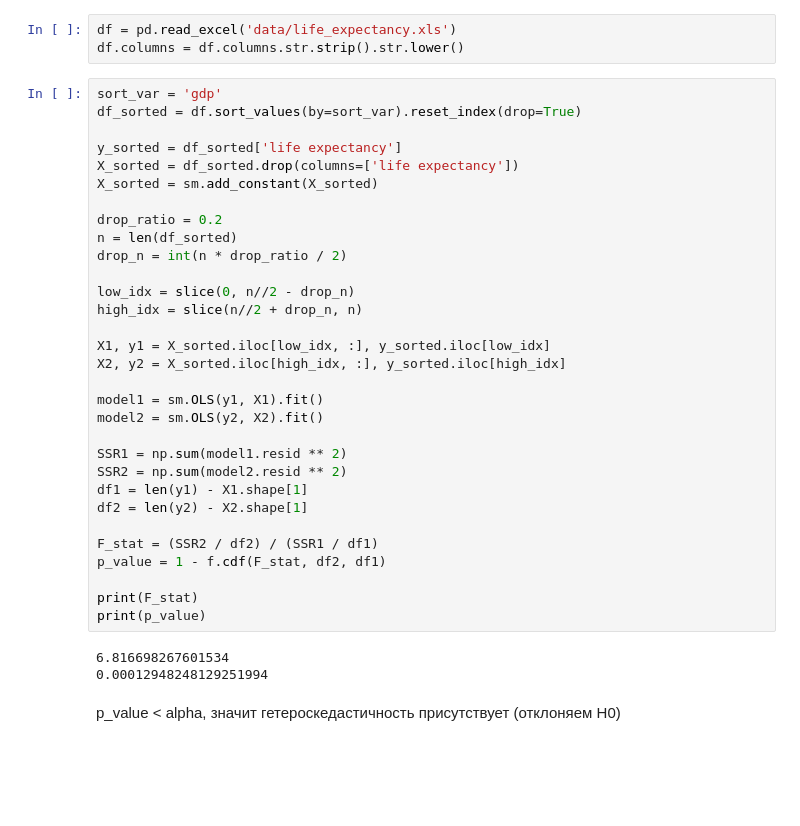
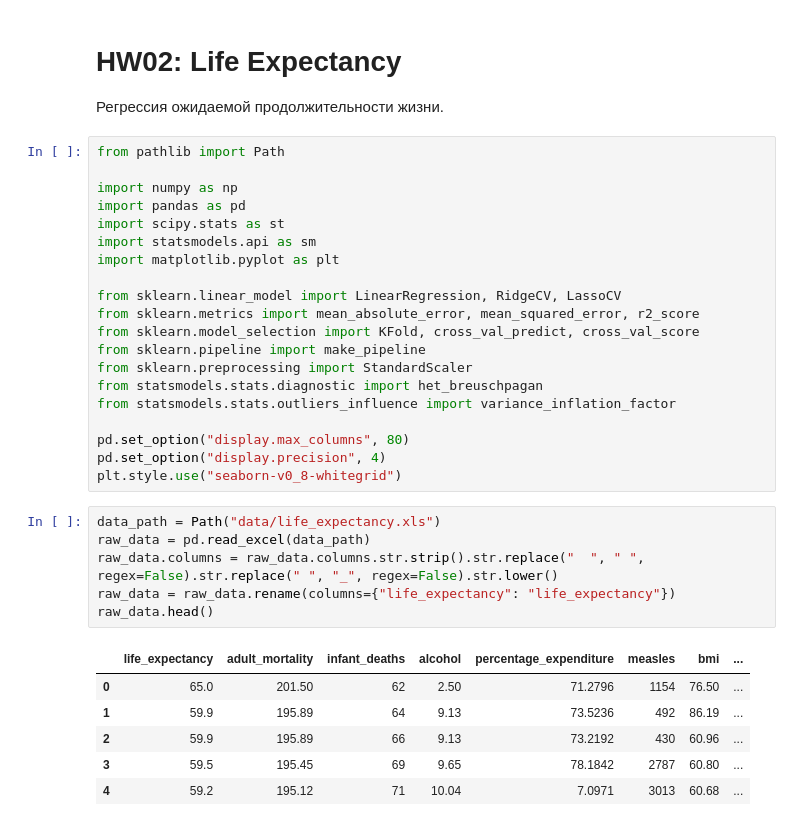
Before and after one commit to mashshaya/Study, a Jupyter notebook: MSZ/Homeworks/HW02_life_expectancy/calculations.ipynb, the cells around one changed output. Drawn from its saved outputs; the diff is of its cells as text; blank space fills up the shorter version.

```diff
--- a/MSZ/Homeworks/HW02_life_expectancy/calculations.ipynb
+++ b/MSZ/Homeworks/HW02_life_expectancy/calculations.ipynb
@@ -126,39 +1,37 @@ from scipy.stats import f
-# %%
-df = pd.read_excel('data/life_expectancy.xls')
-df.columns = df.columns.str.strip().str.lower()
-# %%
-sort_var = 'gdp'
-df_sorted = df.sort_values(by=sort_var).reset_index(drop=True)
-
-y_sorted = df_sorted['life expectancy']
-X_sorted = df_sorted.drop(columns=['life expectancy'])
-X_sorted = sm.add_constant(X_sorted)
-
-drop_ratio = 0.2
-n = len(df_sorted)
-drop_n = int(n * drop_ratio / 2)
-
-low_idx = slice(0, n//2 - drop_n)
-high_idx = slice(n//2 + drop_n, n)
-
-X1, y1 = X_sorted.iloc[low_idx, :], y_sorted.iloc[low_idx]
-X2, y2 = X_sorted.iloc[high_idx, :], y_sorted.iloc[high_idx]
-
-model1 = sm.OLS(y1, X1).fit()
-model2 = sm.OLS(y2, X2).fit()
-
-SSR1 = np.sum(model1.resid ** 2)
-SSR2 = np.sum(model2.resid ** 2)
-df1 = len(y1) - X1.shape[1]
-df2 = len(y2) - X2.shape[1]
-
-F_stat = (SSR2 / df2) / (SSR1 / df1)
-p_value = 1 - f.cdf(F_stat, df2, df1)
-
-print(F_stat)
-print(p_value)
-# %% [output]
-6.816698267601534
-0.00012948248129251994
-# %% [markdown]
-p_value < alpha, значит гетероскедастичность присутствует (отклоняем H0)
+# %% [markdown]
+# HW02: Life Expectancy
+
+Регрессия ожидаемой продолжительности жизни.
+# %%
+from pathlib import Path
+
+import numpy as np
+import pandas as pd
+import scipy.stats as st
+import statsmodels.api as sm
+import matplotlib.pyplot as plt
+
+from sklearn.linear_model import LinearRegression, RidgeCV, LassoCV
+from sklearn.metrics import mean_absolute_error, mean_squared_error, r2_score
+from sklearn.model_selection import KFold, cross_val_predict, cross_val_score
+from sklearn.pipeline import make_pipeline
+from sklearn.preprocessing import StandardScaler
+from statsmodels.stats.diagnostic import het_breuschpagan
+from statsmodels.stats.outliers_influence import variance_inflation_factor
+
+pd.set_option("display.max_columns", 80)
+pd.set_option("display.precision", 4)
+plt.style.use("seaborn-v0_8-whitegrid")
+# %%
+data_path = Path("data/life_expectancy.xls")
+raw_data = pd.read_excel(data_path)
+raw_data.columns = raw_data.columns.str.strip().str.replace("  ", " ", regex=False).str.replace(" ", "_", regex=False).str.lower()
+raw_data = raw_data.rename(columns={"life_expectancy": "life_expectancy"})
+raw_data.head()
+# %% [output]
+|  | life_expectancy | adult_mortality | infant_deaths | alcohol | percentage_expenditure | measles | bmi | ... |
+| 0 | 65.0 | 201.50 | 62 | 2.50 | 71.2796 | 1154 | 76.50 | ... |
+| 1 | 59.9 | 195.89 | 64 | 9.13 | 73.5236 | 492 | 86.19 | ... |
+| 2 | 59.9 | 195.89 | 66 | 9.13 | 73.2192 | 430 | 60.96 | ... |
+| 3 | 59.5 | 195.45 | 69 | 9.65 | 78.1842 | 2787 | 60.80 | ... |
+| 4 | 59.2 | 195.12 | 71 | 10.04 | 7.0971 | 3013 | 60.68 | ... |
```
Also changed, not shown: parts of 33 cells of this notebook, 3 other files.
